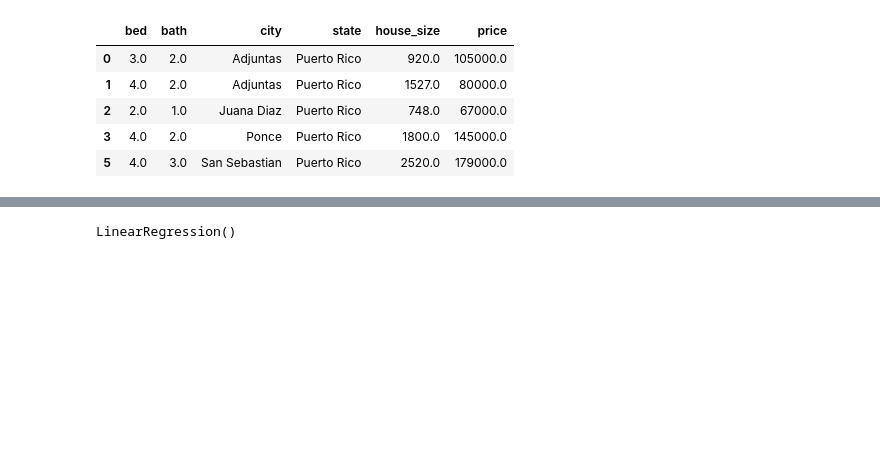
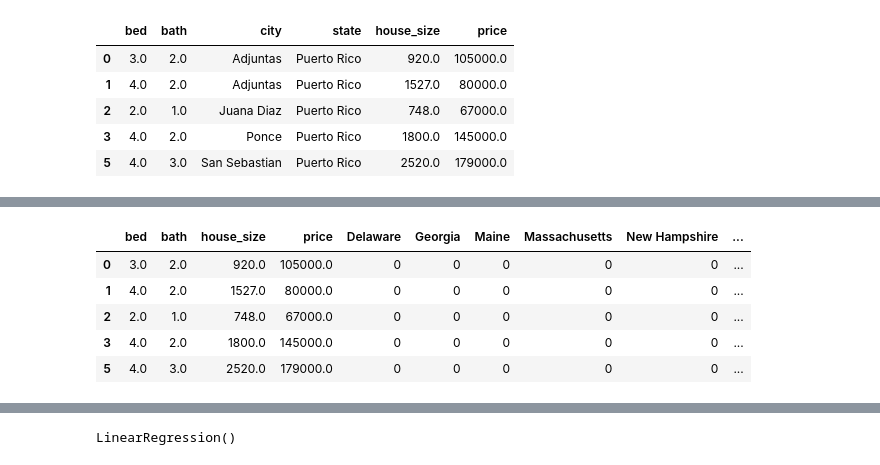
Before and after one commit to zinakhazaee/MachineLearning-SupervisedLearning_Regression, a Jupyter notebook: usa_real_estate.ipynb, the cells around one changed output, grey strips where cells are left out. Saved outputs shown, nothing was run; the diff lists cells and outputs as text; code cells hidden in the pictures; blank space fills up the shorter version.

```diff
--- a/usa_real_estate.ipynb
+++ b/usa_real_estate.ipynb
@@ -309,6 +315,15 @@ dummy2 = pd.get_dummies(df['state'],drop_first=True)
 df_df = df.drop(columns=['state'],axis=1)
 # %%
 final_df = pd.concat([df_df, dummy2],axis=1)
+# %%
+final_df.head()
+# %% [output]
+|  | bed | bath | house_size | price | Delaware | Georgia | Maine | Massachusetts | New Hampshire | ... |
+| 0 | 3.0 | 2.0 | 920.0 | 105000.0 | 0 | 0 | 0 | 0 | 0 | ... |
+| 1 | 4.0 | 2.0 | 1527.0 | 80000.0 | 0 | 0 | 0 | 0 | 0 | ... |
+| 2 | 2.0 | 1.0 | 748.0 | 67000.0 | 0 | 0 | 0 | 0 | 0 | ... |
+| 3 | 4.0 | 2.0 | 1800.0 | 145000.0 | 0 | 0 | 0 | 0 | 0 | ... |
+| 5 | 4.0 | 3.0 | 2520.0 | 179000.0 | 0 | 0 | 0 | 0 | 0 | ... |
 # %%
 x = final_df.drop('price' , axis=1)
 y = final_df.price
```
Also changed, not shown: parts of 25 cells of this notebook.
